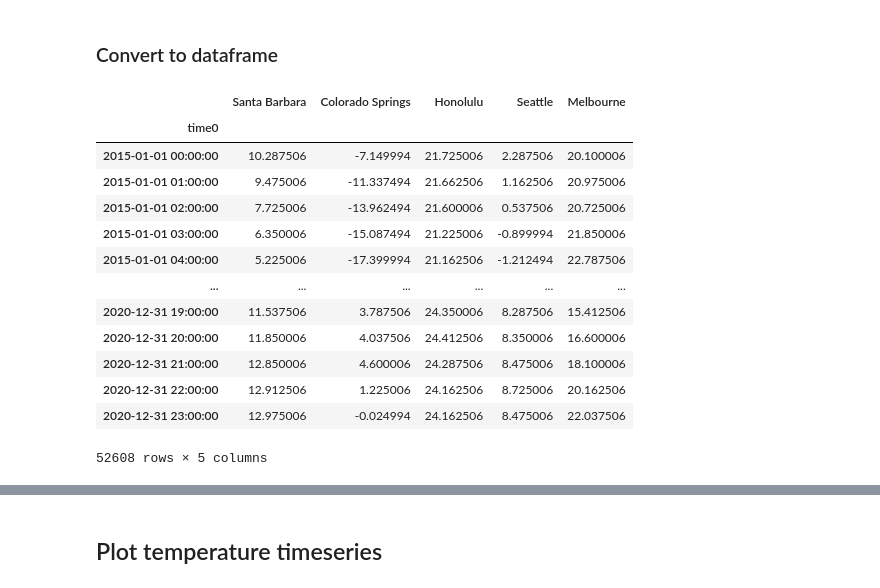
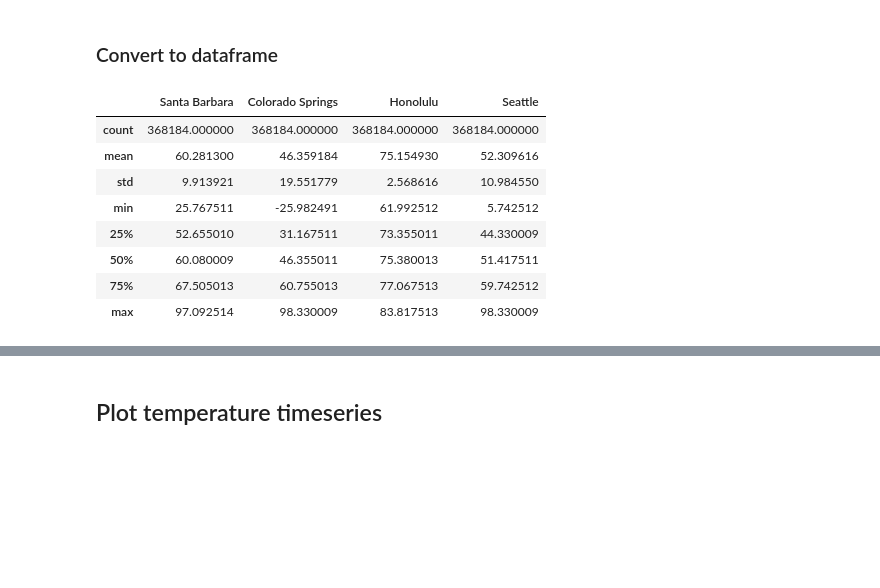
Before and after one commit to awslabs/amazon-asdi, a Jupyter notebook: examples/dask/notebooks/era5.ipynb, the cells around one changed output, grey strips where cells are left out. Cells and saved outputs as stored; diff of their text form; code cells hidden in the pictures; blank space fills up the shorter version.

```diff
--- a/examples/dask/notebooks/era5.ipynb
+++ b/examples/dask/notebooks/era5.ipynb
@@ -118,7 +72,7 @@ Attributes:
 # %% [markdown]
 ## Open 2-m air temperature as a single dataset
 # %%
-start_year = 2015
+start_year = 1979
 end_year = 2020
 years = list(np.arange(start_year, end_year+1, 1))
 months = ["01", "02", "03", "04", "05", "06", "07", "08", "09", "10", "11", "12"]
@@ -133,5 +87,5 @@ files_mapper = [s3open(file_pattern.format(year=year,month=month)) for year in y
 # %%
 %%time
 
-ds = xr.open_mfdataset(files_mapper, engine='h5netcdf', chunks={'lon':400,'lat':400,'time0':720}, concat_dim='time0', combine='nested', coords='minimal', compat='override', parallel=True)
+ds = xr.open_mfdataset(files_mapper, engine='h5netcdf', chunks={'lon':200,'lat':200,'time0':720}, concat_dim='time0', combine='nested', coords='minimal', compat='override', parallel=True)
 # %% [output]
@@ -189,6 +115,6 @@ analysis
 # %%
-ds['air_temperature_at_2_metres'] = (ds.air_temperature_at_2_metres - 273.15)
-ds.air_temperature_at_2_metres.attrs['units'] = 'C'
+ds['air_temperature_at_2_metres'] = (ds.air_temperature_at_2_metres - 273.15) * 9.0 / 5.0 + 32.0
+ds.air_temperature_at_2_metres.attrs['units'] = 'F'
 # %% [markdown]
 ## Calculate the mean 2-m air temperature for all times
 # %%
@@ -290,7 +161,6 @@ locs = [
     {'name': 'Colorado Springs', 'lon': -104.82, 'lat': 38.83},
     {'name': 'Honolulu', 'lon': -157.84, 'lat': 21.29},
     {'name': 'Seattle', 'lon': -122.33, 'lat': 47.61},
-    {'name': 'Melbourne', 'lon': 144.95, 'lat': -37.84},
 ]
 
 # convert westward longitudes to degrees east
@@ -391,19 +207,14 @@ Attributes: (0)
 ### Convert to dataframe
 # %%
 df_f = ds_locs.to_dataframe()
-df_f
+df_f.describe()
 # %% [output]
-|  | Santa Barbara | Colorado Springs | Honolulu | Seattle | Melbourne |
-| time0 |  |  |  |  |  |
-| 2015-01-01 00:00:00 | 10.287506 | -7.149994 | 21.725006 | 2.287506 | 20.100006 |
-| 2015-01-01 01:00:00 | 9.475006 | -11.337494 | 21.662506 | 1.162506 | 20.975006 |
-| 2015-01-01 02:00:00 | 7.725006 | -13.962494 | 21.600006 | 0.537506 | 20.725006 |
-| 2015-01-01 03:00:00 | 6.350006 | -15.087494 | 21.225006 | -0.899994 | 21.850006 |
-| 2015-01-01 04:00:00 | 5.225006 | -17.399994 | 21.162506 | -1.212494 | 22.787506 |
-| ... | ... | ... | ... | ... | ... |
-| 2020-12-31 19:00:00 | 11.537506 | 3.787506 | 24.350006 | 8.287506 | 15.412506 |
-| 2020-12-31 20:00:00 | 11.850006 | 4.037506 | 24.412506 | 8.350006 | 16.600006 |
-| 2020-12-31 21:00:00 | 12.850006 | 4.600006 | 24.287506 | 8.475006 | 18.100006 |
-| 2020-12-31 22:00:00 | 12.912506 | 1.225006 | 24.162506 | 8.725006 | 20.162506 |
-| 2020-12-31 23:00:00 | 12.975006 | -0.024994 | 24.162506 | 8.475006 | 22.037506 |
+|  | Santa Barbara | Colorado Springs | Honolulu | Seattle |
+| count | 368184.000000 | 368184.000000 | 368184.000000 | 368184.000000 |
+| mean | 60.281300 | 46.359184 | 75.154930 | 52.309616 |
+| std | 9.913921 | 19.551779 | 2.568616 | 10.984550 |
+| min | 25.767511 | -25.982491 | 61.992512 | 5.742512 |
+| 25% | 52.655010 | 31.167511 | 73.355011 | 44.330009 |
+| 50% | 60.080009 | 46.355011 | 75.380013 | 51.417511 |
+| 75% | 67.505013 | 60.755013 | 77.067513 | 59.742512 |
+| max | 97.092514 | 98.330009 | 83.817513 | 98.330009 |
-52608 rows × 5 columns
```
Also changed, not shown: parts of 20 cells of this notebook.
